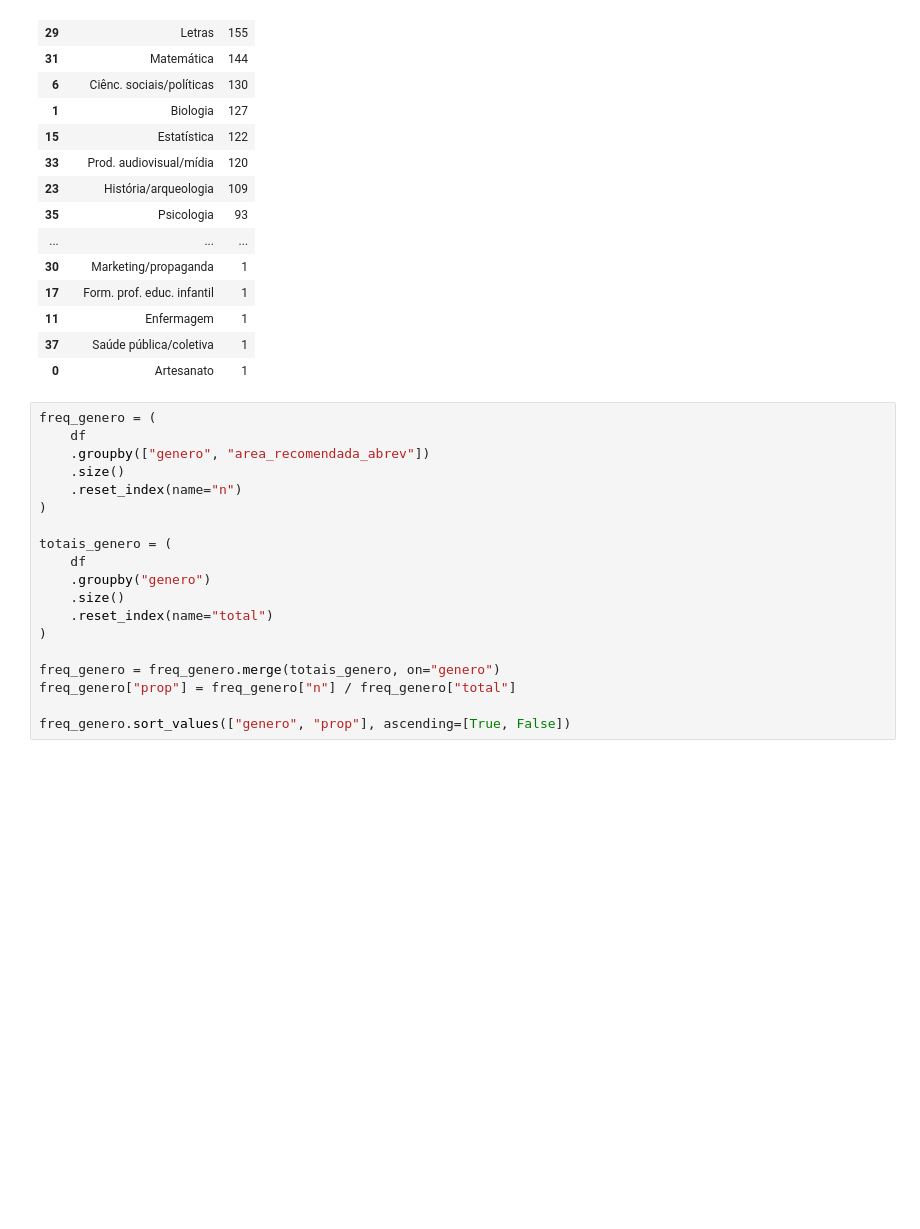
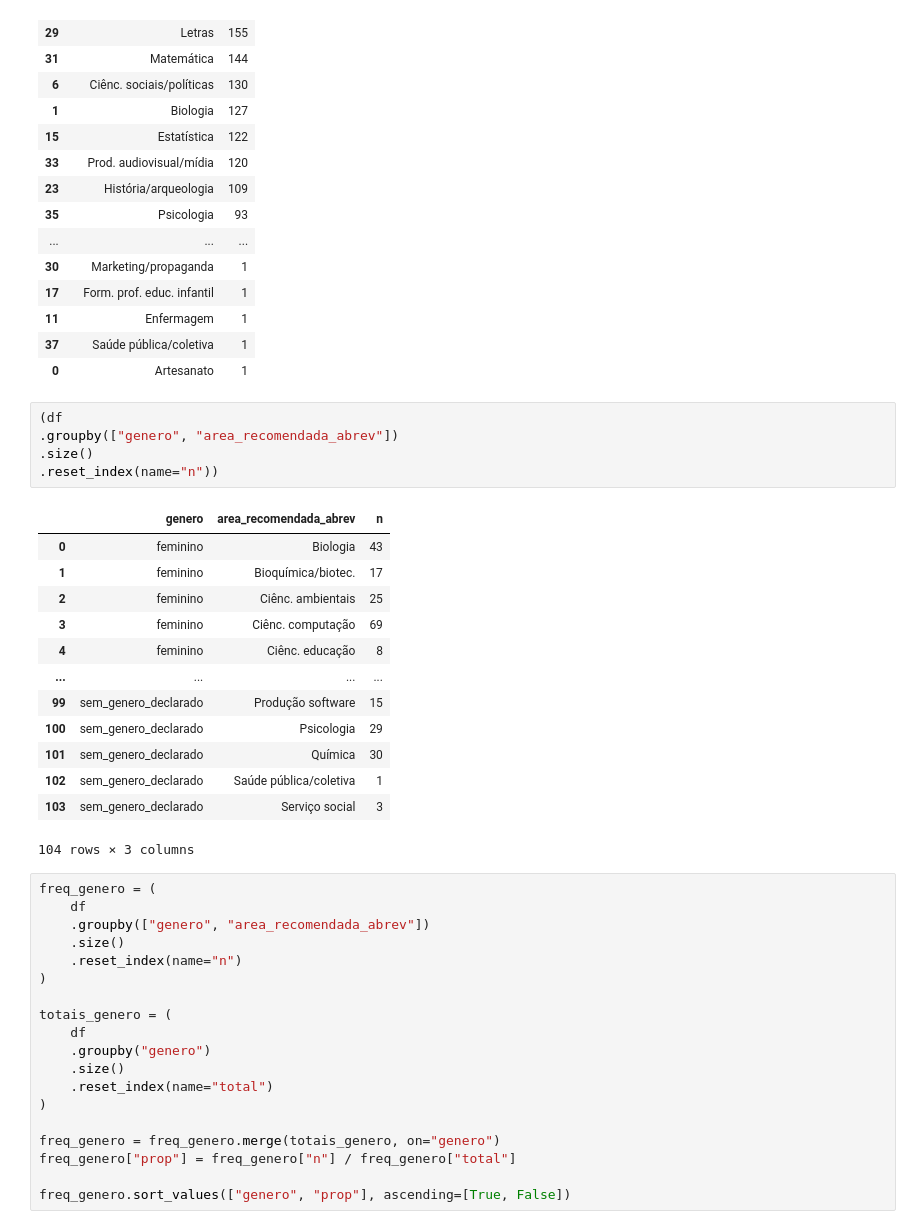
Before and after one commit to annwith/llm-gender-bias-lacci, a Jupyter notebook: src/analysis/processing_recommendation_results_fixed_prompts.ipynb, the cells around one changed output. Cells and saved outputs as stored; diff of their text form; blank space fills up the shorter version.

```diff
--- a/src/analysis/processing_recommendation_results_fixed_prompts.ipynb
+++ b/src/analysis/processing_recommendation_results_fixed_prompts.ipynb
@@ -709,6 +855,25 @@ freq_geral
 | 11 | Enfermagem | 1 |
 | 37 | Saúde pública/coletiva | 1 |
 | 0 | Artesanato | 1 |
+# %%
+(df
+.groupby(["genero", "area_recomendada_abrev"])
+.size()
+.reset_index(name="n"))
+# %% [output]
+|  | genero | area_recomendada_abrev | n |
+| 0 | feminino | Biologia | 43 |
+| 1 | feminino | Bioquímica/biotec. | 17 |
+| 2 | feminino | Ciênc. ambientais | 25 |
+| 3 | feminino | Ciênc. computação | 69 |
+| 4 | feminino | Ciênc. educação | 8 |
+| ... | ... | ... | ... |
+| 99 | sem_genero_declarado | Produção software | 15 |
+| 100 | sem_genero_declarado | Psicologia | 29 |
+| 101 | sem_genero_declarado | Química | 30 |
+| 102 | sem_genero_declarado | Saúde pública/coletiva | 1 |
+| 103 | sem_genero_declarado | Serviço social | 3 |
+104 rows × 3 columns
 # %%
 freq_genero = (
     df
```
Also changed, not shown: parts of 20 cells of this notebook.
